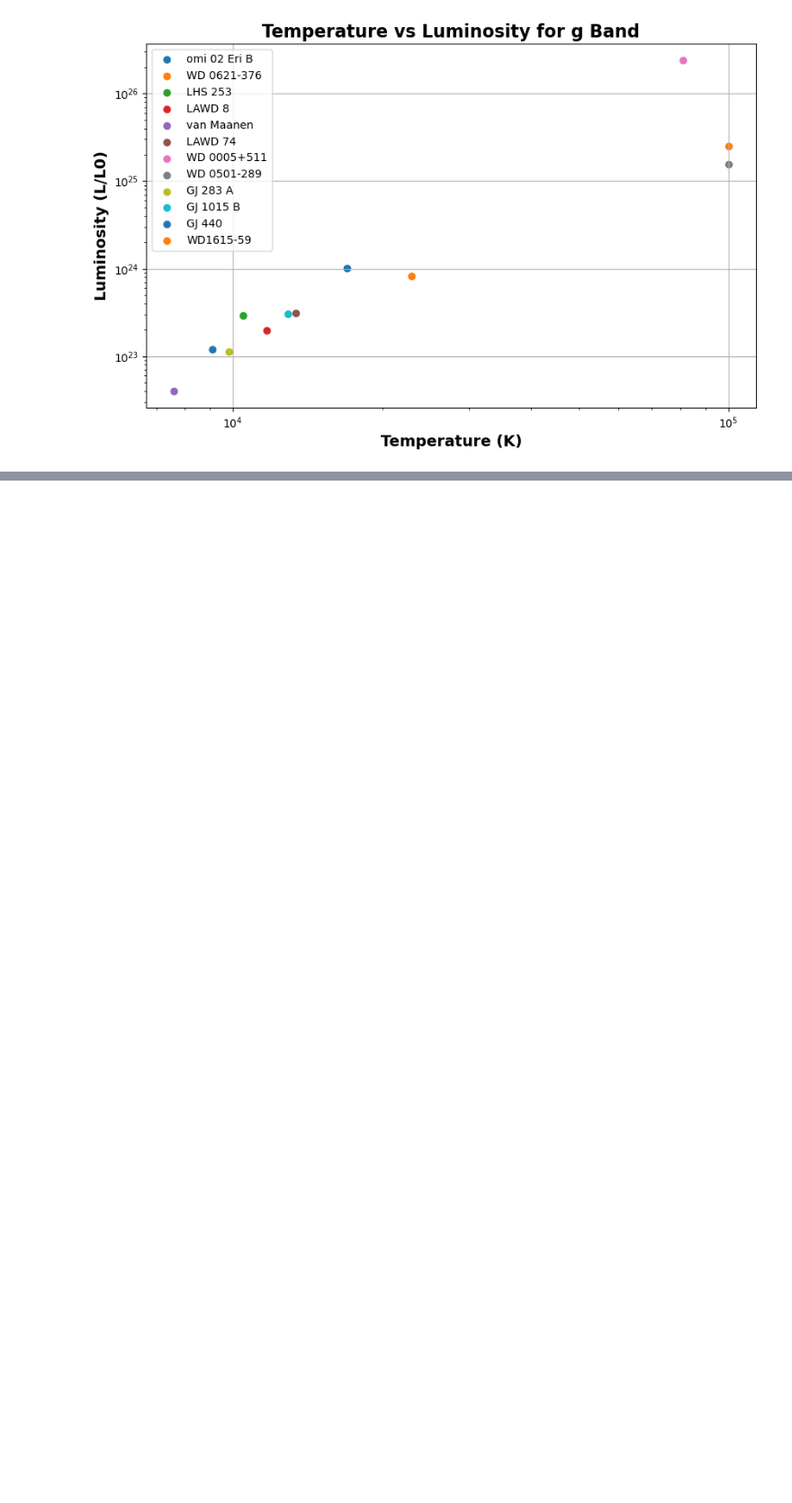
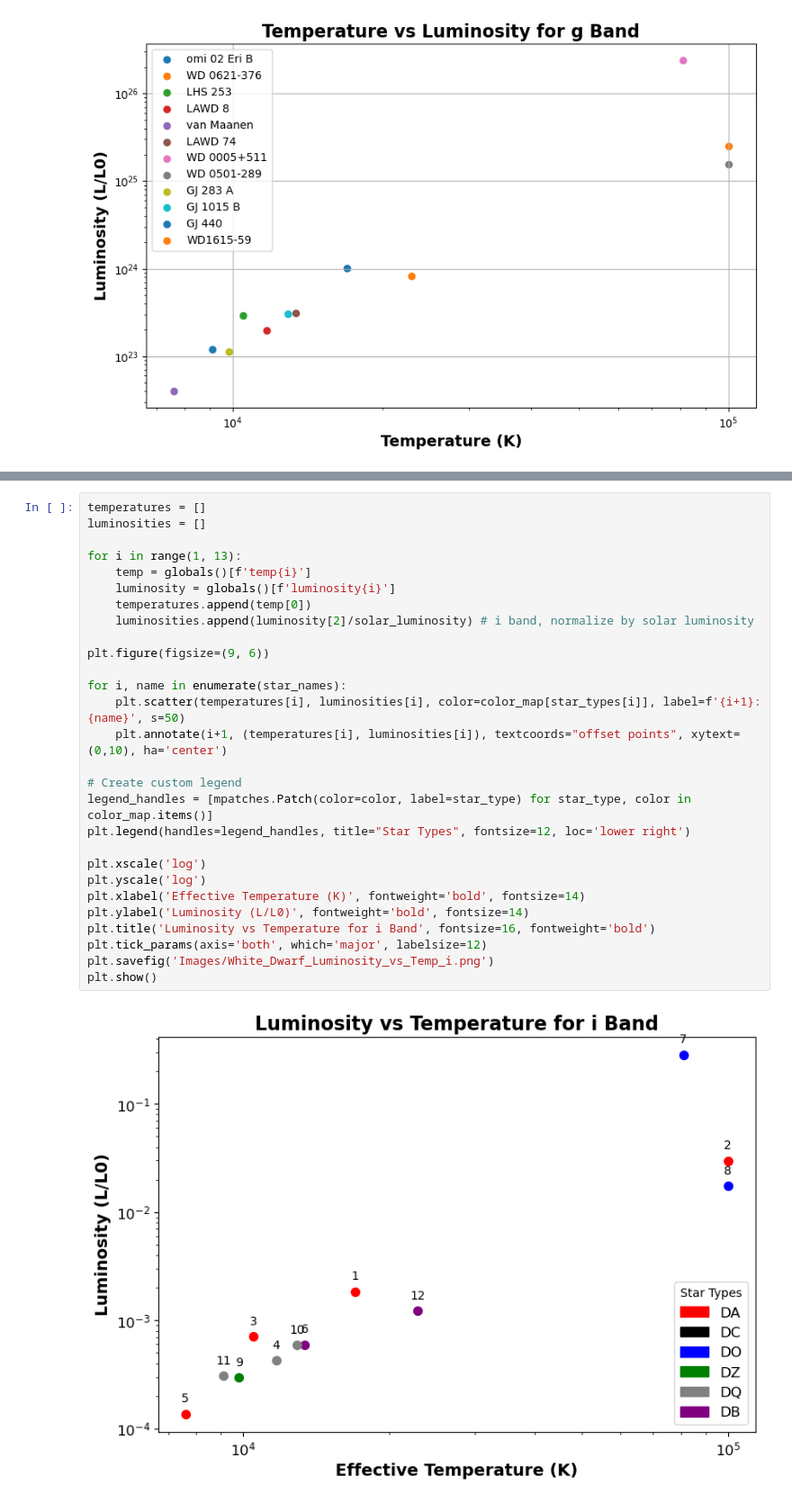
Before and after one commit to wcmelby/Phys_134L, a Jupyter notebook: Image_Analysis.ipynb, the cells around one changed output, grey strips where cells are left out. Shown: that part at 90% size. Drawn from its saved outputs; the diff is of its cells as text; blank space fills up the shorter version.

```diff
--- a/Image_Analysis.ipynb
+++ b/Image_Analysis.ipynb
@@ -221,0 +351,30 @@ plt.show()
+# %%
+temperatures = []
+luminosities = []
+
+for i in range(1, 13):
+    temp = globals()[f'temp{i}']
+    luminosity = globals()[f'luminosity{i}']
+    temperatures.append(temp[0])
+    luminosities.append(luminosity[2]/solar_luminosity) # i band, normalize by solar luminosity
+
+plt.figure(figsize=(9, 6))
+
+for i, name in enumerate(star_names):
+    plt.scatter(temperatures[i], luminosities[i], color=color_map[star_types[i]], label=f'{i+1}: {name}', s=50)
+    plt.annotate(i+1, (temperatures[i], luminosities[i]), textcoords="offset points", xytext=(0,10), ha='center')
+
+# Create custom legend
+legend_handles = [mpatches.Patch(color=color, label=star_type) for star_type, color in color_map.items()]
+plt.legend(handles=legend_handles, title="Star Types", fontsize=12, loc='lower right')
+
+plt.xscale('log')
+plt.yscale('log')
+plt.xlabel('Effective Temperature (K)', fontweight='bold', fontsize=14)
+plt.ylabel('Luminosity (L/L0)', fontweight='bold', fontsize=14)
+plt.title('Luminosity vs Temperature for i Band', fontsize=16, fontweight='bold')
+plt.tick_params(axis='both', which='major', labelsize=12)
+plt.savefig('Images/White_Dwarf_Luminosity_vs_Temp_i.png')
+plt.show()
+# %% [output]
+[figure, added]
```
Also changed, not shown: parts of 9 cells of this notebook, 6 other files.
